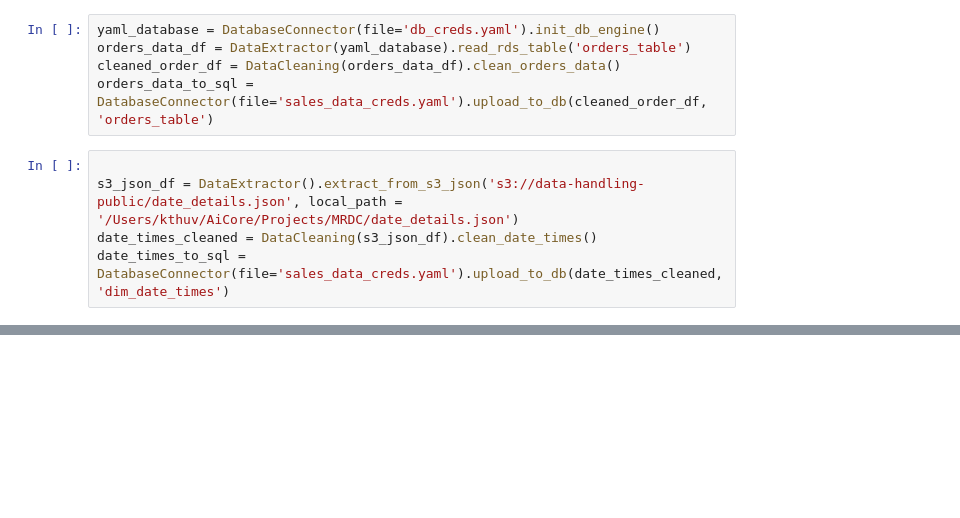
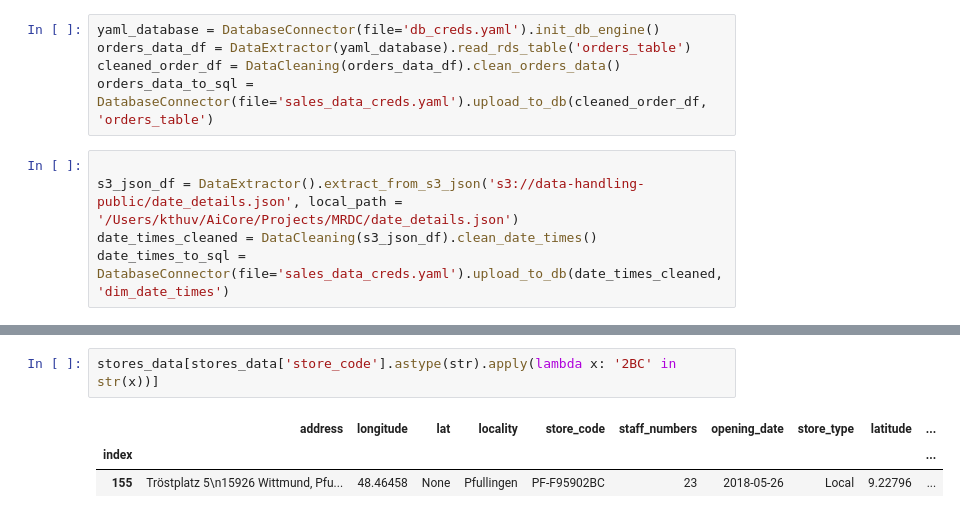
Before and after one commit to KannanThuvakaran/AiCore-Multinational-Retail-Data-Centralisation, a Jupyter notebook: practice.ipynb, the cells around one changed output, grey strips where cells are left out. Drawn from its saved outputs; the diff is of its cells as text; blank space fills up the shorter version.

```diff
--- a/practice.ipynb
+++ b/practice.ipynb
@@ -230,0 +252,6 @@ date_times_to_sql = DatabaseConnector(file='sales_data_creds.yaml').upload_to_db
+# %%
+stores_data[stores_data['store_code'].astype(str).apply(lambda x: '2BC' in str(x))]
+# %% [output]
+|  | address | longitude | lat | locality | store_code | staff_numbers | opening_date | store_type | latitude | ... |
+| index |  |  |  |  |  |  |  |  |  | ... |
+| 155 | Tröstplatz 5\n15926 Wittmund, Pfu... | 48.46458 | None | Pfullingen | PF-F95902BC | 23 | 2018-05-26 | Local | 9.22796 | ... |
```
Also changed, not shown: parts of 6 cells of this notebook, 3 other files.
